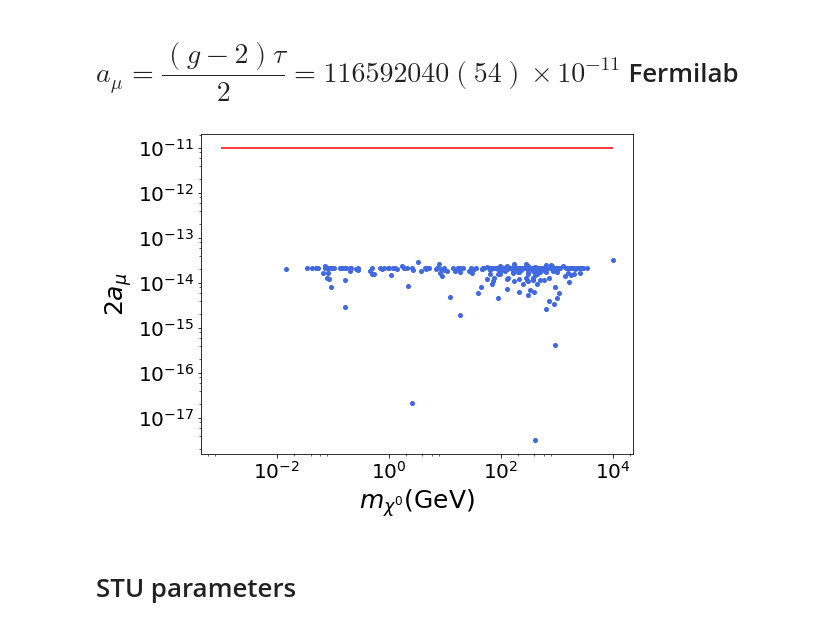
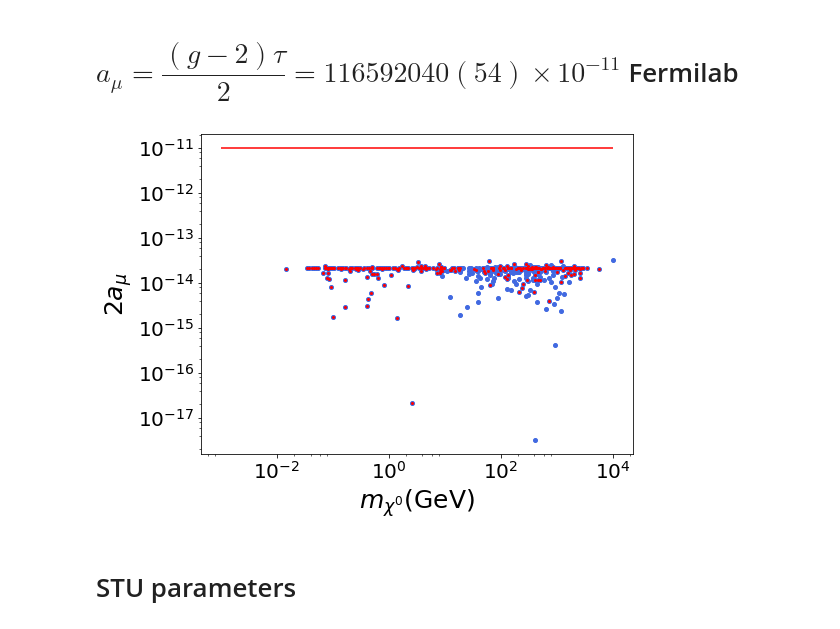
Before and after one commit to anferivera/DarkBariogenesis, a Jupyter notebook: U1B_model-random-scan-DM.ipynb, the cells around one changed output. Drawn from its saved outputs; the diff is of its cells as text; code cells hidden in the pictures.

```diff
--- a/U1B_model-random-scan-DM.ipynb
+++ b/U1B_model-random-scan-DM.ipynb
@@ -550,19 +598,19 @@ plt.show()
 # %%
 plt.figure(figsize=(8,6))
 
 plt.loglog(xd.mchi, xd.g2mu, color='royalblue', marker='o',ms=4,linestyle='',label='')
-#plt.loglog(gd.mchi, gd.g2mu, color='red', marker='o',ms=4,linestyle='',label='')
+plt.loglog(gd.mchi, gd.g2mu, color='red', marker='.',ms=4,linestyle='',label='')
 
 plt.hlines(1e-11,1e-3,1e4,'r')
 
 plt.xlabel(r'$m_{\chi^0}$(GeV)',size=25)
 plt.ylabel(r'$2 a_{\mu}$',size=25)
 #plt.legend(prop={'size':16},loc='lower left')
 
 plt.tight_layout()
 plt.show()
 # %% [output]
-[figure, old version]
+[figure, new version]
 # %% [markdown]
 # STU parameters
 # %%
```
Also changed, not shown: parts of 32 cells of this notebook, 7 other files.
